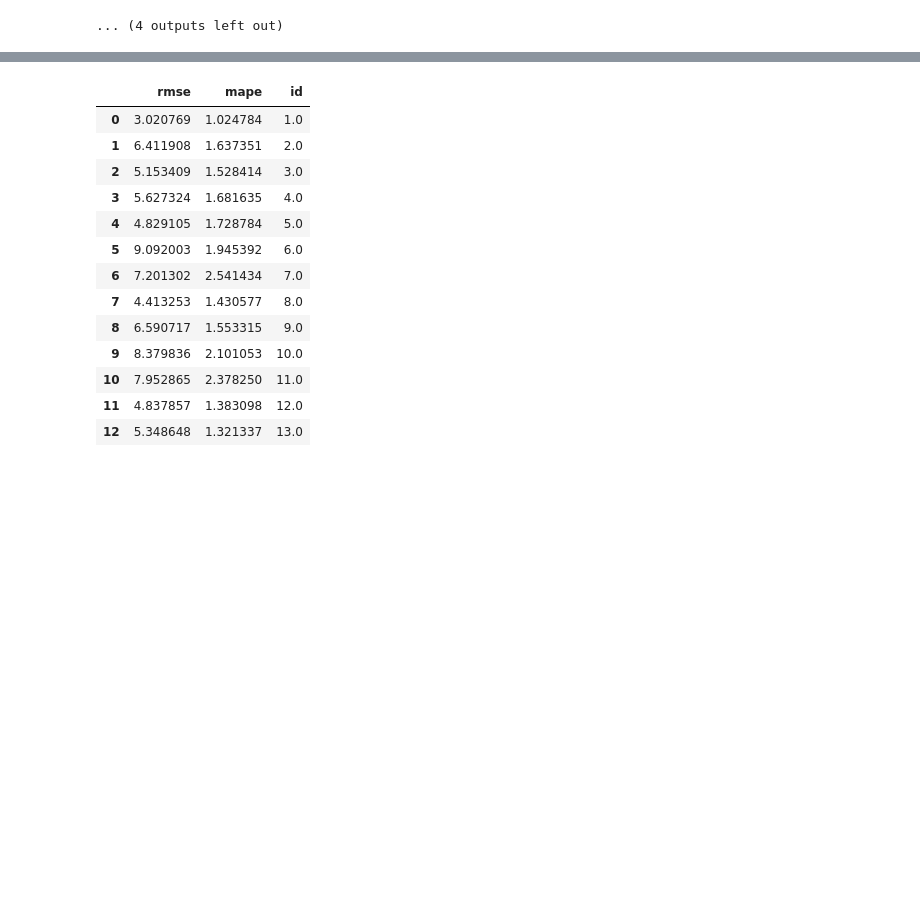
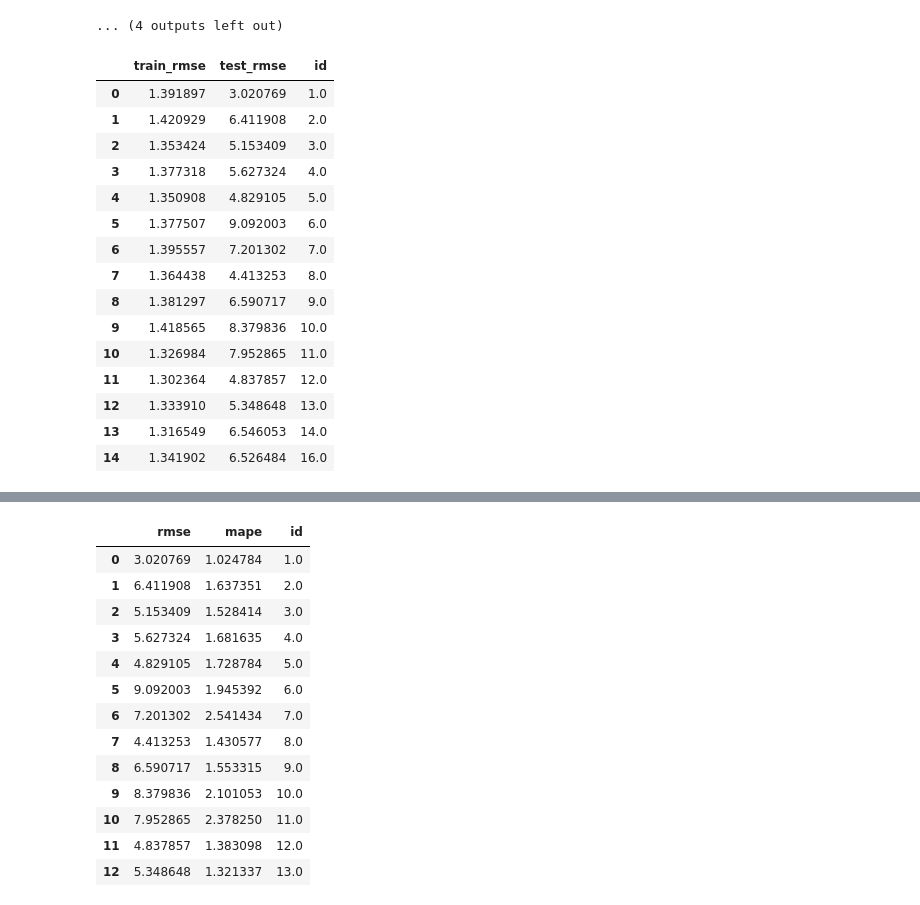
Before and after one commit to gjlee0802/engineering-digital-biomarkers, a Jupyter notebook: randomforest_regressor.ipynb, the cells around one changed output, grey strips where cells are left out. Drawn from its saved outputs; the diff is of its cells as text; code cells hidden in the pictures; blank space fills up the shorter version.

```diff
--- a/randomforest_regressor.ipynb
+++ b/randomforest_regressor.ipynb
@@ -525,6 +525,8 @@ importances[importances['id'] == '7.0'].sort_values(by='importances', ascending=
 # %% [markdown]
 ## 3. 부분 개인화 교차 검증(partial personalization cross-validation) Model
 # %%
+from sklearn.metrics import roc_auc_score
+
 def LOOCV_featureselection(data, ids, outcomevar, dropcols, idcolumn, numestimators=1000, personalization_train_percent=0.5):
     """
         Intermediate function. Please use loocvRF function.
@@ -618,15 +620,19 @@ def RFLOOCV(data, ids, outcomevar, dropcols, idcolumn, numestimators=1000, fs=0.
     rf.fit(X_train, y_train)
 
     # Use the forest's predict method on the test data
-    predictions = rf.predict(X_test)
-    errors = abs(predictions - y_test)
+    test_predictions = rf.predict(X_test)
+    train_predictions = rf.predict(X_train)
+    errors = abs(test_predictions - y_test)
 
     # Root Mean Squared Error (RMSE)
     from sklearn import metrics
-    RMSE = np.sqrt(metrics.mean_squared_error(y_test, predictions))
+    RMSE = np.sqrt(metrics.mean_squared_error(y_test, test_predictions))
+    test_rmse = RMSE
+
+    train_rmse = np.sqrt(metrics.mean_squared_error(y_train, train_predictions))
 
     # Mean Average Percent Error (MAPE)
-    MAPerror = np.mean(np.abs((y_test - predictions) / y_test)) * 100
+    MAPerror = np.mean(np.abs((y_test - test_predictions) / y_test)) * 100
 
     # List of tuples with variable and importance
     importances = list(rf.feature_importances_)
@@ -635,7 +641,7 @@ def RFLOOCV(data, ids, outcomevar, dropcols, idcolumn, numestimators=1000, fs=0.
     important['importances'] = importances
     important['id'] = str(ids)
 
-    return errors, RMSE, MAPerror, important
+    return train_rmse, test_rmse, errors, RMSE, MAPerror, important
 
 def partialPersonalizationLoocvRF(data, idcolumn, outcomevar, dropcols=[], numestimators=1000, fs=0.02, personalization_train_percent = 0.5):
     """
@@ -666,15 +672,20 @@ def partialPersonalizationLoocvRF(data, idcolumn, outcomevar, dropcols=[], numes
     drop = drop + dropcols
 
     # Initialize empty lists and dataframe
+    train_aucs = []
+    test_aucs = []
     errors = []
     rmse = []
     mape = []
     eval_metrics = pd.DataFrame(columns=['rmse', 'mape', 'id'])
     importances = pd.DataFrame(columns=['value', 'importances', 'id'])
+    rmse_df = pd.DataFrame(columns=['train_rmse','test_rmse', 'id'])
 
     # Run LOOCV Random Forest!
     for i in IDlist:
-        er, rm, ma, imp= RFLOOCV(data, i, outcomevar, drop, idcolumn, numestimators, fs, personalization_train_percent = personalization_train_percent)
+        train_rmse, test_rmse, er, rm, ma, imp= RFLOOCV(data, i, outcomevar, drop, idcolumn, numestimators, fs, personalization_train_percent = personalization_train_percent)
+        rmse_row = pd.DataFrame({'train_rmse': [train_rmse], 'test_rmse': [test_rmse], 'id': [str(i)]})
+        rmse_df = pd.concat([rmse_df, rmse_row], ignore_index=True)
         errors.append(er)
         rmse.append(rm)
         mape.append(ma)
@@ -696,5 +707,6 @@ def partialPersonalizationLoocvRF(data, idcolumn, outcomevar, dropcols=[], numes
     print('Mean MAPE:' + str(meanmape))
     print('Std MAPE:' + str(stdmape))
 
-    return eval_metrics, errors, meanrmse, stdrmse, meanmape, stdmape, importances
+    #TODO: 파라미터들을 담은 dataframe을 반환하도록 할 것.
+    return rmse_df, eval_metrics, errors, meanrmse, stdrmse, meanmape, stdmape, importances
 # %%
@@ -775,0 +792,19 @@ Now processing... RFLOOCV
+# %%
+rmse_df.head(15)
+# %% [output]
+|  | train_rmse | test_rmse | id |
+| 0 | 1.391897 | 3.020769 | 1.0 |
+| 1 | 1.420929 | 6.411908 | 2.0 |
+| 2 | 1.353424 | 5.153409 | 3.0 |
+| 3 | 1.377318 | 5.627324 | 4.0 |
+| 4 | 1.350908 | 4.829105 | 5.0 |
+| 5 | 1.377507 | 9.092003 | 6.0 |
+| 6 | 1.395557 | 7.201302 | 7.0 |
+| 7 | 1.364438 | 4.413253 | 8.0 |
+| 8 | 1.381297 | 6.590717 | 9.0 |
+| 9 | 1.418565 | 8.379836 | 10.0 |
+| 10 | 1.326984 | 7.952865 | 11.0 |
+| 11 | 1.302364 | 4.837857 | 12.0 |
+| 12 | 1.333910 | 5.348648 | 13.0 |
+| 13 | 1.316549 | 6.546053 | 14.0 |
+| 14 | 1.341902 | 6.526484 | 16.0 |
```
Also changed, not shown: parts of 5 cells of this notebook.
